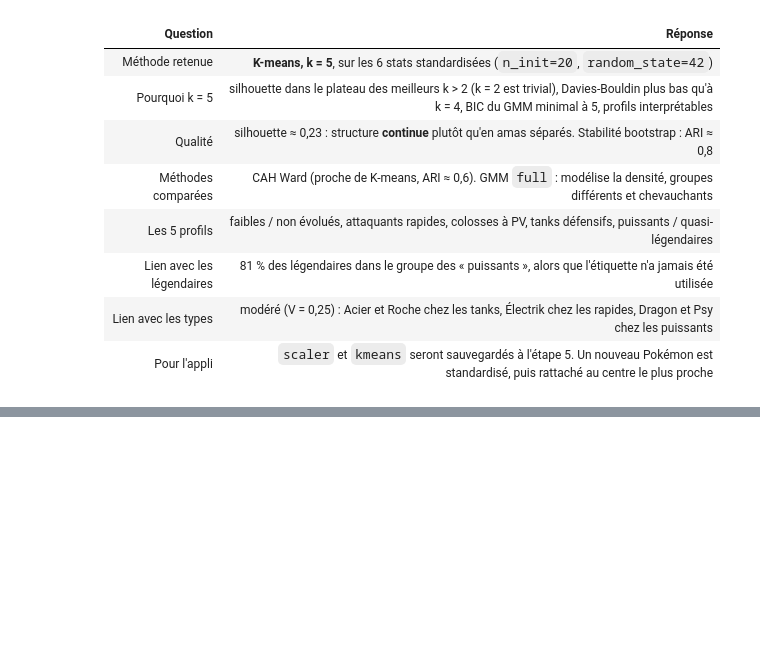
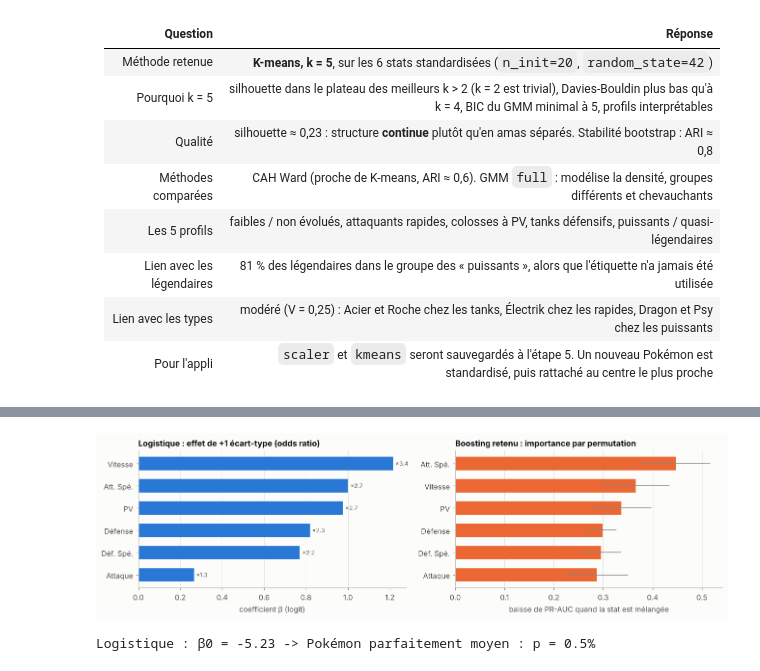
Before and after one commit to iceteeframboise/pokedex, a Jupyter notebook: notebooks/1_tabulaire.ipynb, the cells around one changed output, grey strips where cells are left out. Cells and saved outputs as stored; diff of their text form; code cells hidden in the pictures; blank space fills up the shorter version.

```diff
--- a/notebooks/1_tabulaire.ipynb
+++ b/notebooks/1_tabulaire.ipynb
@@ -1147,0 +1663,32 @@ plt.show()
+# %%
+lr_interp = make_pipe(LogisticRegression(C=meilleurs["Régression logistique"]["model"].C, max_iter=5000)).fit(X_train, y_train)["model"]
+coef = pd.DataFrame({"β (par écart-type)": lr_interp.coef_[0], "odds ratio e^β": np.exp(lr_interp.coef_[0])},
+                    index=LABELS6)
+
+imp = []
+for tr_idx, va_idx in CV5.split(X_train, y_train):
+    m = meilleurs["Gradient boosting"].fit(X_train.iloc[tr_idx], y_train.iloc[tr_idx])
+    r = permutation_importance(m, X_train.iloc[va_idx], y_train.iloc[va_idx], scoring="average_precision",
+                               n_repeats=20, random_state=RANDOM_STATE)
+    imp.append(r.importances_mean)
+imp = pd.DataFrame(imp, columns=LABELS6)
+
+fig, axes = plt.subplots(1, 2, figsize=(12, 3.6))
+c = coef.sort_values("β (par écart-type)")
+bars = axes[0].barh(c.index, c["β (par écart-type)"], color=SERIES[0], height=0.6)
+axes[0].bar_label(bars, labels=[f"×{v:.1f}" for v in c["odds ratio e^β"]], padding=3, fontsize=8, color=INK_2)
+axes[0].set(title="Logistique : effet de +1 écart-type (odds ratio)", xlabel="coefficient β (logit)")
+o = imp.mean().sort_values()
+axes[1].barh(o.index, o.values, xerr=imp.std()[o.index], color=SERIES[1], height=0.6,
+             error_kw=dict(ecolor=MUTED, lw=1))
+axes[1].set(title="Boosting retenu : importance par permutation", xlabel="baisse de PR-AUC quand la stat est mélangée")
+for a in axes:
+    a.grid(axis="y", visible=False)
+fig.tight_layout()
+save_fig(fig, "24_interpretation_legendaire")
+plt.show()
+print(f"Logistique : β0 = {lr_interp.intercept_[0]:.2f} -> Pokémon parfaitement moyen : "
+      f"p = {1 / (1 + np.exp(-lr_interp.intercept_[0])):.1%}")
+# %% [output]
+[figure, added]
+Logistique : β0 = -5.23 -> Pokémon parfaitement moyen : p = 0.5%
```
Also changed, not shown: parts of 45 cells of this notebook, 10 other files.
